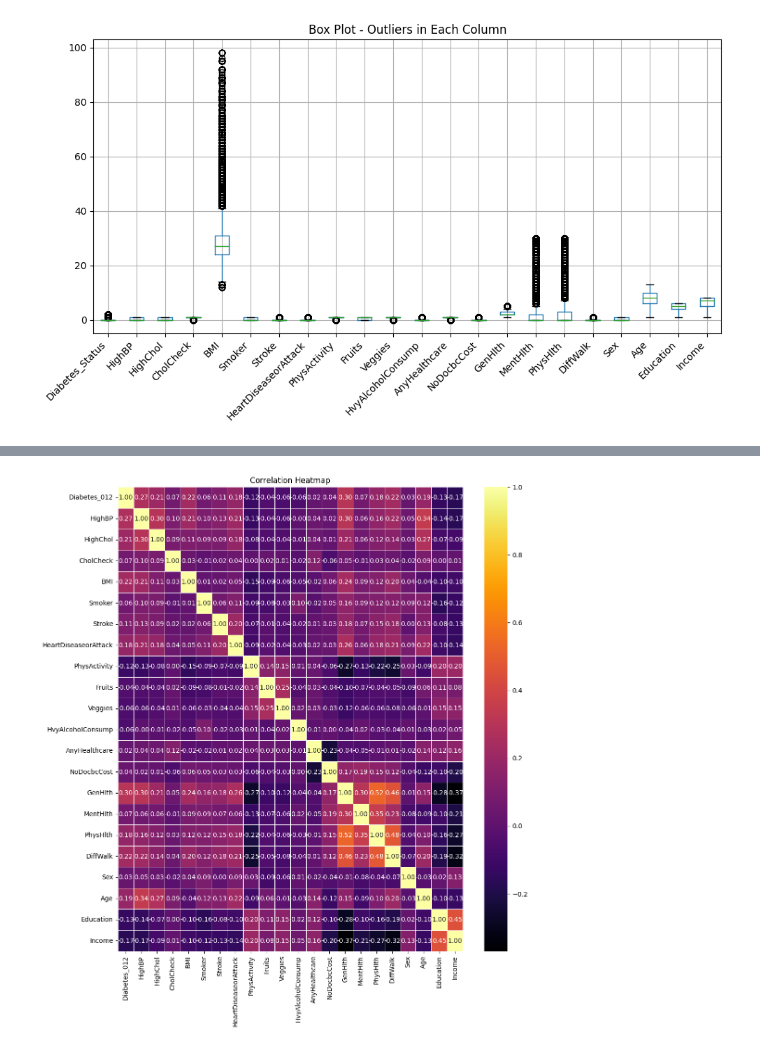
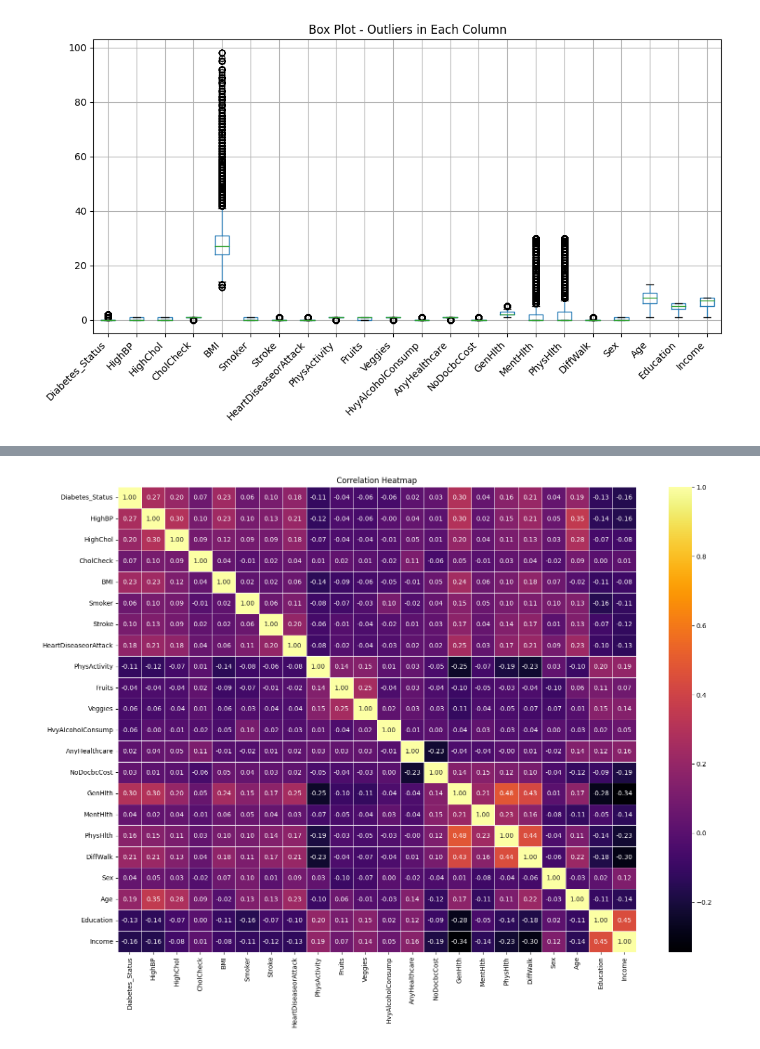
Before and after one commit to stellacherotich/Diabetes-Solutions, a Jupyter notebook: Diabetes_Solution.ipynb, the cells around one changed output, grey strips where cells are left out. Drawn from its saved outputs; the diff is of its cells as text; code cells hidden in the pictures.

```diff
--- a/Diabetes_Solution.ipynb
+++ b/Diabetes_Solution.ipynb
@@ -269,0 +238,16 @@ plt.show()
+# %%
+def outliers_drop(df, column_names, z_threshold=3):
+    for column_name in column_names:
+        # Calculate the z-scores for the specified column
+        z_scores = np.abs((df[column_name] - df[column_name].mean()) / df[column_name].std())
+
+        # Drop rows where the z-score for the specified column is greater than the threshold
+        df = df[z_scores <= z_threshold]
+
+    return df
+
+columns_to_drop_outliers = ['BMI', 'PhysHlth','MentHlth']
+data = outliers_drop(df, columns_to_drop_outliers)
+
+# Display the DataFrame without outliers for 'BMI' and 'OtherColumn'
+data.head()
@@ -270,13 +323,13 @@ plt.show()
 # %%
-# Correlation
+# Correlation heat map
 
-corr_matrix = df.corr()
+corr_matrix = data.corr()
 plt.figure(figsize=(12, 13))
 sns.heatmap(corr_matrix, annot=True, cmap='inferno', fmt='.2f', linewidths=0.5)
 plt.title('Correlation Heatmap')
 plt.show()
 # %% [output]
-[figure, old version]
+[figure, new version]
 # %%
 corr_matrix
 # %% [output]
```
Also changed, not shown: parts of 15 cells of this notebook.
